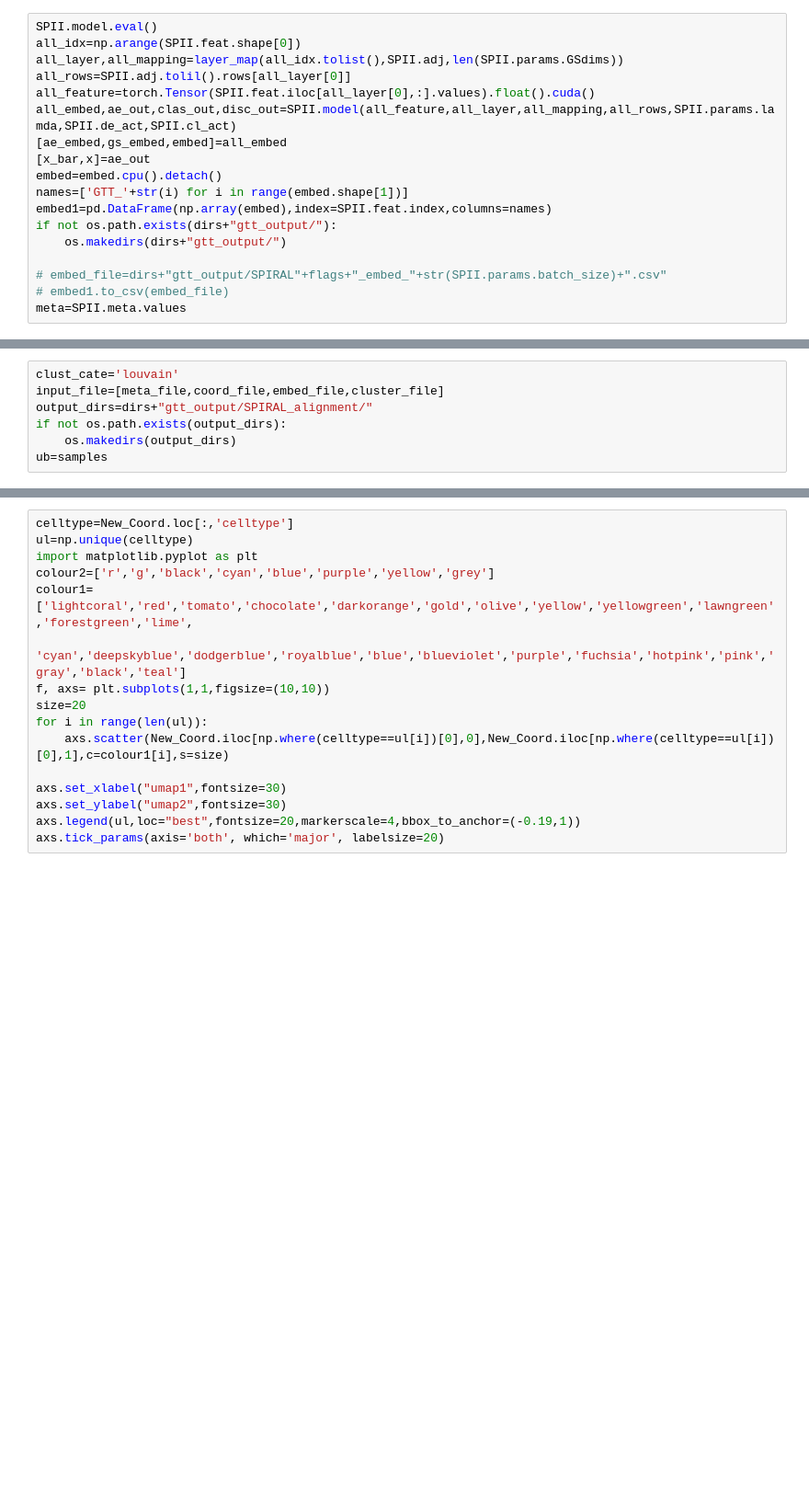
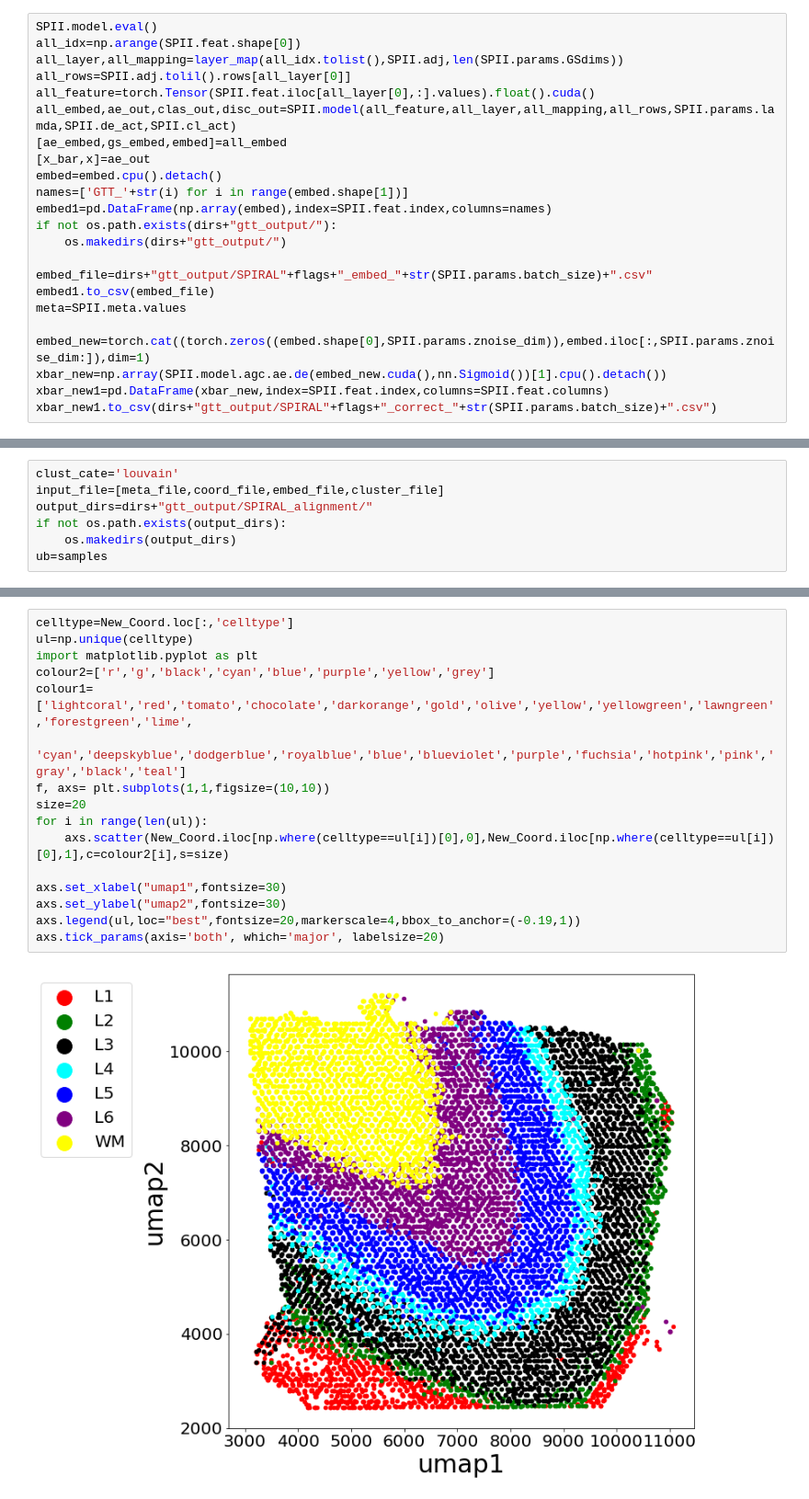
Before and after one commit to guott15/SPIRAL, a Jupyter notebook: Demo/run_spiral_DLPFC.ipynb, the cells around one changed output, grey strips where cells are left out. Shown at 92% size. Drawn from its saved outputs; the diff is of its cells as text; blank space fills up the shorter version.

```diff
--- a/Demo/run_spiral_DLPFC.ipynb
+++ b/Demo/run_spiral_DLPFC.ipynb
@@ -134,9 +137,14 @@ embed1=pd.DataFrame(np.array(embed),index=SPII.feat.index,columns=names)
 if not os.path.exists(dirs+"gtt_output/"):
     os.makedirs(dirs+"gtt_output/")
 
-# embed_file=dirs+"gtt_output/SPIRAL"+flags+"_embed_"+str(SPII.params.batch_size)+".csv"
-# embed1.to_csv(embed_file)
+embed_file=dirs+"gtt_output/SPIRAL"+flags+"_embed_"+str(SPII.params.batch_size)+".csv"
+embed1.to_csv(embed_file)
 meta=SPII.meta.values
+
+embed_new=torch.cat((torch.zeros((embed.shape[0],SPII.params.znoise_dim)),embed.iloc[:,SPII.params.znoise_dim:]),dim=1)
+xbar_new=np.array(SPII.model.agc.ae.de(embed_new.cuda(),nn.Sigmoid())[1].cpu().detach())
+xbar_new1=pd.DataFrame(xbar_new,index=SPII.feat.index,columns=SPII.feat.columns)
+xbar_new1.to_csv(dirs+"gtt_output/SPIRAL"+flags+"_correct_"+str(SPII.params.batch_size)+".csv")
 # %%
 meta=SPII.meta.values
 import umap.umap_ as umap
@@ -246,16 +284,18 @@ New_Coord.to_csv(output_dirs+"new_coord"+flags+"_rotate"+str(angle)+"_modify.csv
 # %%
 celltype=New_Coord.loc[:,'celltype']
 ul=np.unique(celltype)
 import matplotlib.pyplot as plt
 colour2=['r','g','black','cyan','blue','purple','yellow','grey']
 colour1=['lightcoral','red','tomato','chocolate','darkorange','gold','olive','yellow','yellowgreen','lawngreen','forestgreen','lime',
        'cyan','deepskyblue','dodgerblue','royalblue','blue','blueviolet','purple','fuchsia','hotpink','pink','gray','black','teal']
 f, axs= plt.subplots(1,1,figsize=(10,10))
 size=20
 for i in range(len(ul)):
-    axs.scatter(New_Coord.iloc[np.where(celltype==ul[i])[0],0],New_Coord.iloc[np.where(celltype==ul[i])[0],1],c=colour1[i],s=size)
+    axs.scatter(New_Coord.iloc[np.where(celltype==ul[i])[0],0],New_Coord.iloc[np.where(celltype==ul[i])[0],1],c=colour2[i],s=size)
 
 axs.set_xlabel("umap1",fontsize=30)
 axs.set_ylabel("umap2",fontsize=30)
 axs.legend(ul,loc="best",fontsize=20,markerscale=4,bbox_to_anchor=(-0.19,1))
 axs.tick_params(axis='both', which='major', labelsize=20)
+# %% [output]
+[figure, added]
```
Also changed, not shown: parts of 9 cells of this notebook.
